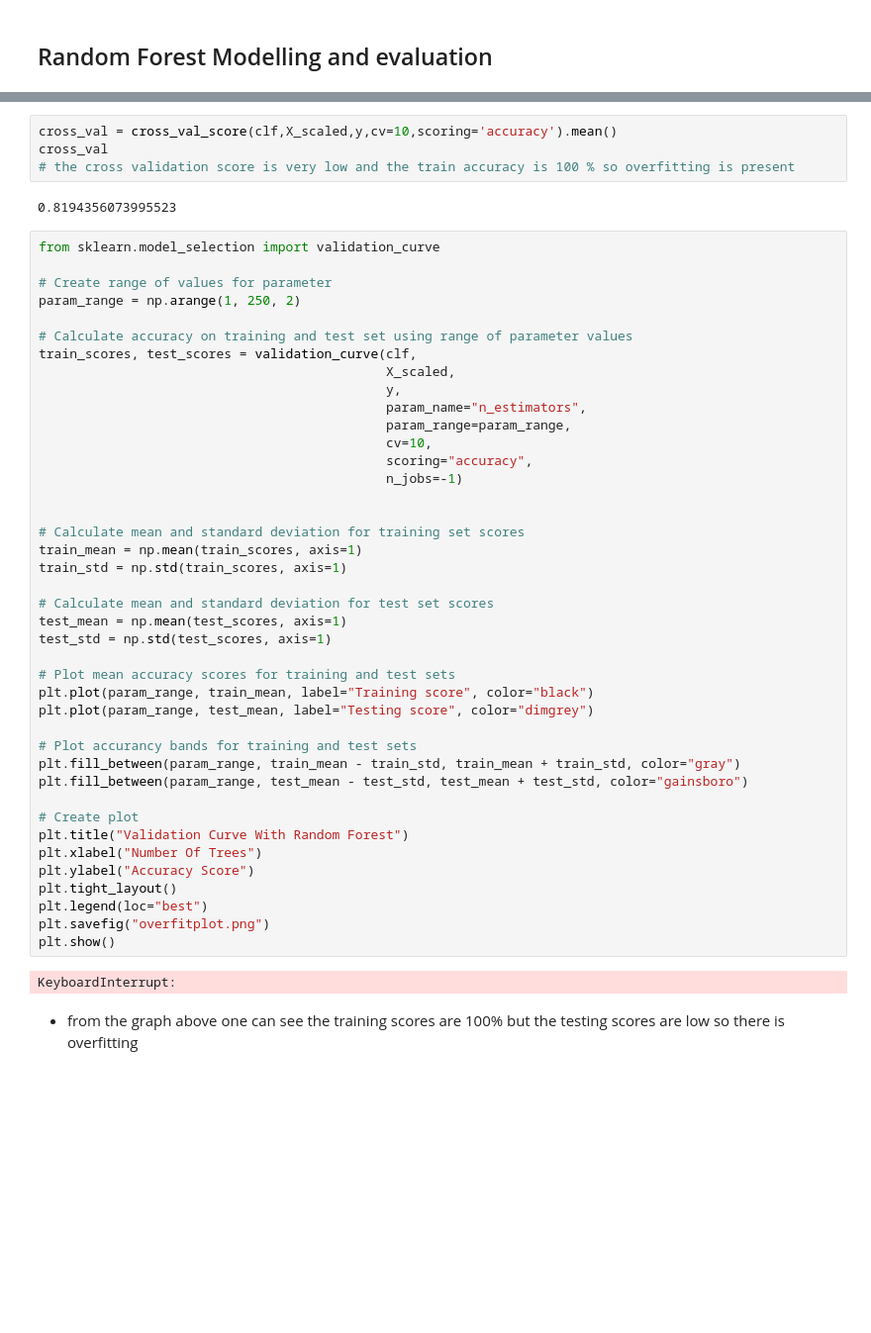
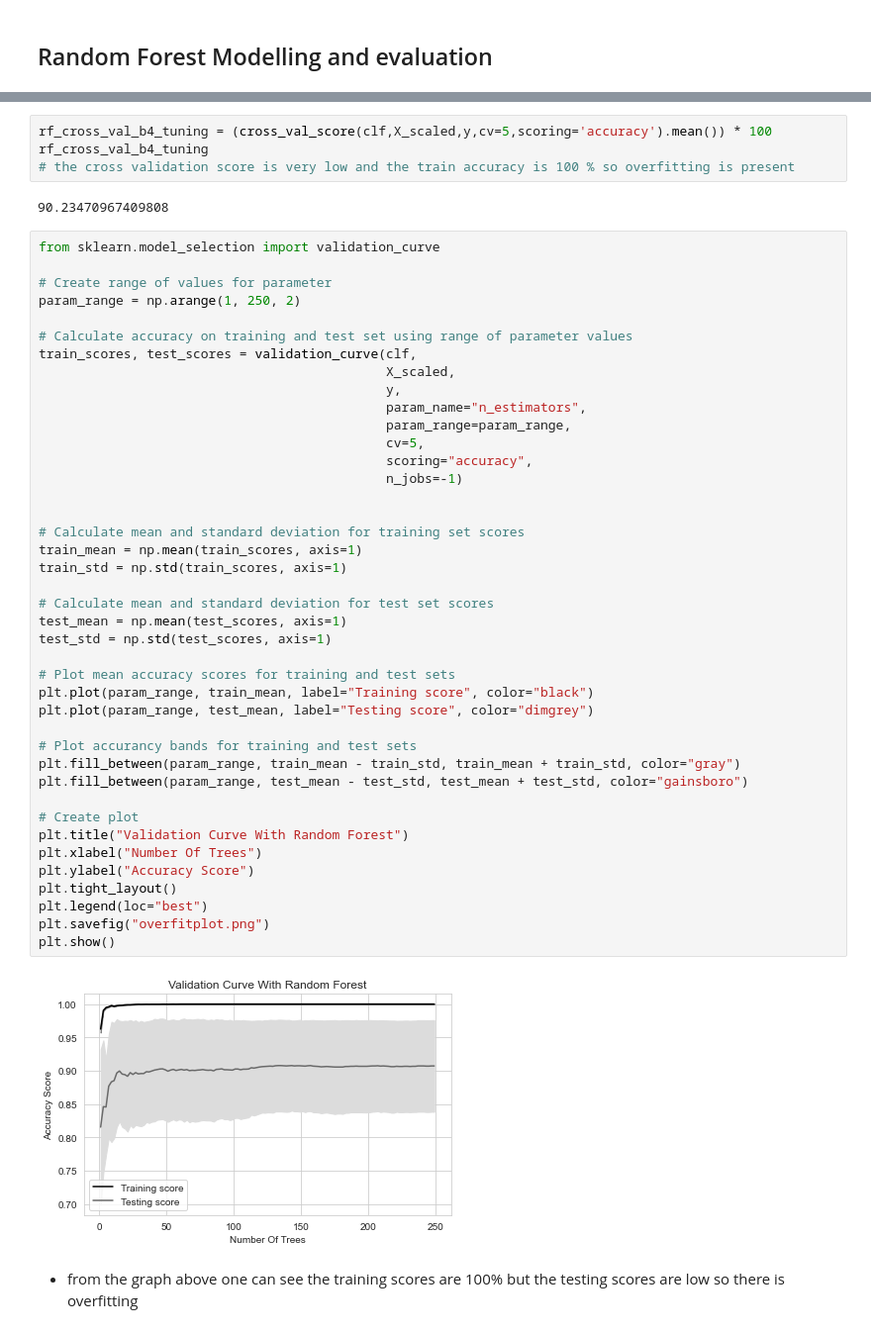
Before and after one commit to CrispenChisina07/Covid-19-in-Germany-Analysis, a Jupyter notebook: CSE 351 Final Project.ipynb, the cells around one changed output, grey strips where cells are left out. Shown at 99% size. Cells and saved outputs as stored; diff of their text form; blank space fills up the shorter version.

```diff
--- a/CSE 351 Final Project.ipynb
+++ b/CSE 351 Final Project.ipynb
@@ -755,11 +761,11 @@ print(" Test Accuracy:",accuracy_score(y_test, y_pred) * 100)
  Train Accuracy: 100.0
  Test Accuracy: 95.39295392953929
 # %%
-cross_val = cross_val_score(clf,X_scaled,y,cv=10,scoring='accuracy').mean()
-cross_val
+rf_cross_val_b4_tuning = (cross_val_score(clf,X_scaled,y,cv=5,scoring='accuracy').mean()) * 100
+rf_cross_val_b4_tuning
 # the cross validation score is very low and the train accuracy is 100 % so overfitting is present
 # %% [output]
-0.8194356073995523
+90.23470967409808
 # %%
 from sklearn.model_selection import validation_curve
 
@@ -772,37 +778,37 @@ train_scores, test_scores = validation_curve(clf,
                                              y,
                                              param_name="n_estimators",
                                              param_range=param_range,
-                                             cv=10,
+                                             cv=5,
                                              scoring="accuracy",
                                              n_jobs=-1)
 
 
 # Calculate mean and standard deviation for training set scores
 train_mean = np.mean(train_scores, axis=1)
 train_std = np.std(train_scores, axis=1)
 
 # Calculate mean and standard deviation for test set scores
 test_mean = np.mean(test_scores, axis=1)
 test_std = np.std(test_scores, axis=1)
 
 # Plot mean accuracy scores for training and test sets
 plt.plot(param_range, train_mean, label="Training score", color="black")
 plt.plot(param_range, test_mean, label="Testing score", color="dimgrey")
 
 # Plot accurancy bands for training and test sets
 plt.fill_between(param_range, train_mean - train_std, train_mean + train_std, color="gray")
 plt.fill_between(param_range, test_mean - test_std, test_mean + test_std, color="gainsboro")
 
 # Create plot
 plt.title("Validation Curve With Random Forest")
 plt.xlabel("Number Of Trees")
 plt.ylabel("Accuracy Score")
 plt.tight_layout()
 plt.legend(loc="best")
 plt.savefig("overfitplot.png")
 plt.show()
 # %% [output]
-KeyboardInterrupt:
+[figure, added]
 # %% [markdown]
 * from the graph above one can see the training scores are 100% but the testing scores are low so there is overfitting
 # %% [markdown]
```
Also changed, not shown: parts of 43 cells of this notebook.
